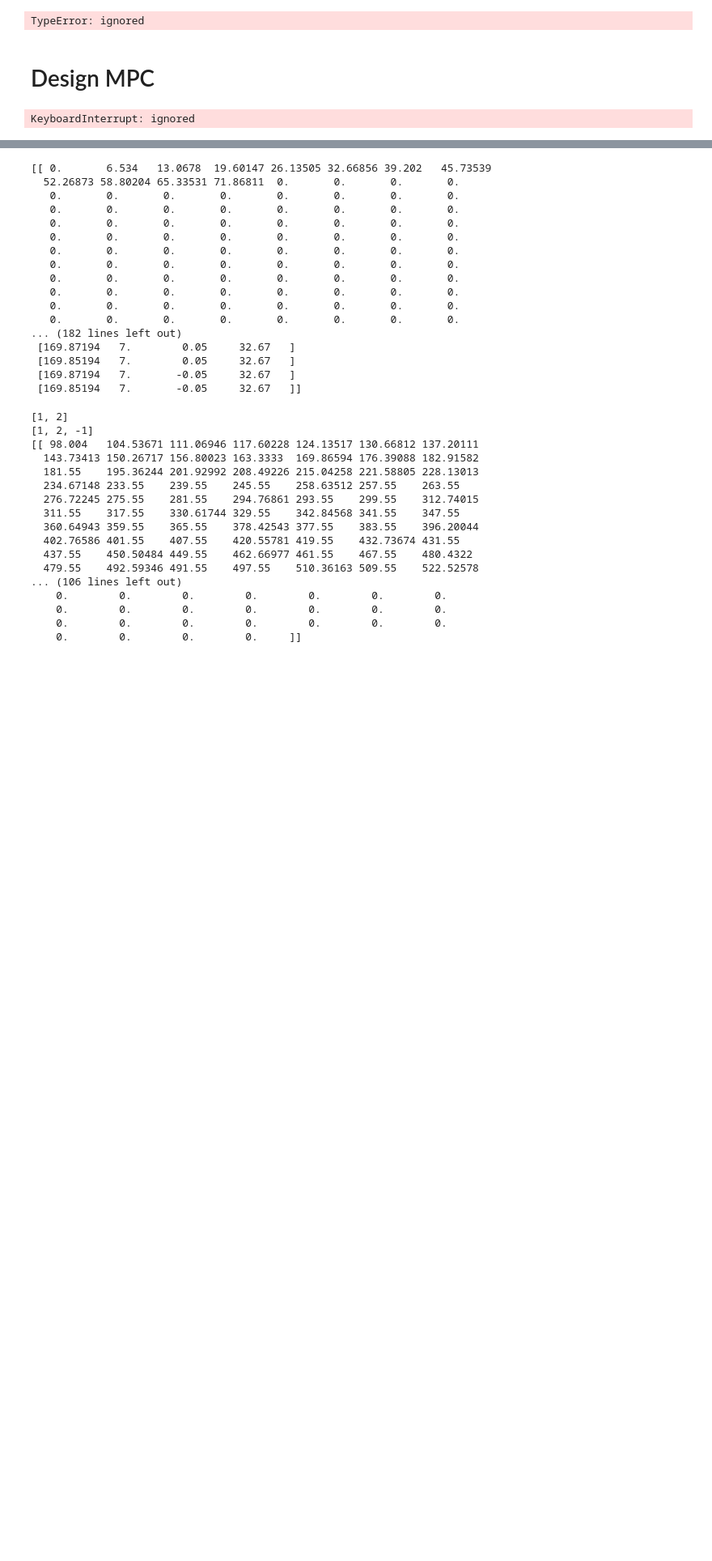
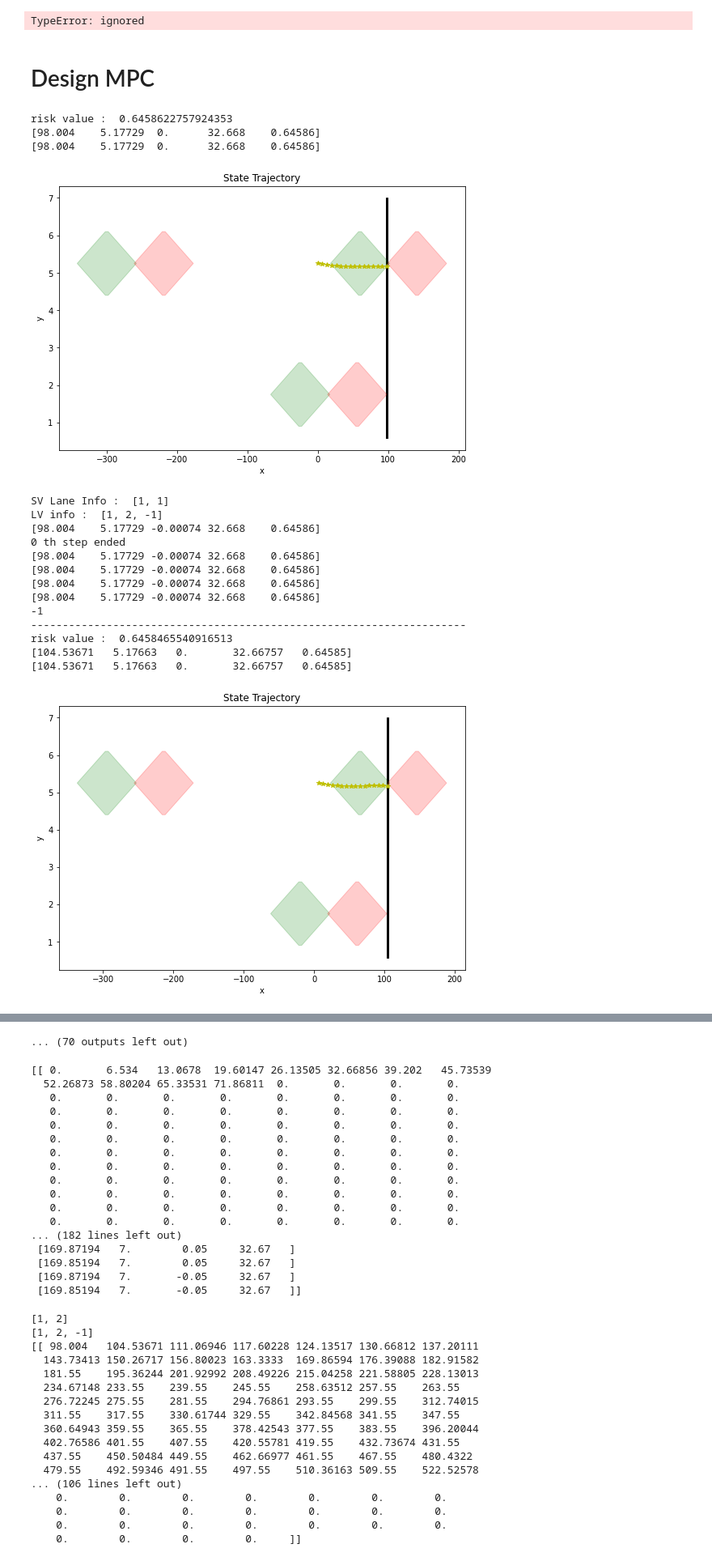
Before and after one commit to Harvey-MSKim/MPC-Project---Trajectory-Generation-Using-MPC-For-High-Speed-Overtaking, a Jupyter notebook: MPC_project.ipynb, the cells around one changed output, grey strips where cells are left out. Shown at 81% size. Saved outputs shown, nothing was run; the diff lists cells and outputs as text; code cells hidden in the pictures; blank space fills up the shorter version.

```diff
--- a/MPC_project.ipynb
+++ b/MPC_project.ipynb
@@ -1053,9 +1055,9 @@ U_safe = 0.6459
 sampling_time = 0.2
 N = 15
 SV = Subject_vehicle(SV_initial_x, SV_initial_y, SV_initial_psi)
-LV_initialize  = np.array([[SV_initial_x - 100, SV_initial_x + 52, SV_initial_x + 40],  # x coordinate [m] # modified. 110 220 330. Threshold : 80
+LV_initialize  = np.array([[SV_initial_x - 300, SV_initial_x + 60, SV_initial_x + -25],  # x coordinate [m] # modified. 110 220 330. Threshold : 80
                            [lane_width/2*3, lane_width/2*3, lane_width/2],       # y coordinate [m]
-                           [27, 27, 30]])                                           # velocity [m/s]
+                           [27, 27, 27]])                                           # velocity [m/s]
 
 LV1 = Lead_vehicle(LV_initialize[0,0], LV_initialize[1,0], LV_initialize[2,0])
 LV2 = Lead_vehicle(LV_initialize[0,1], LV_initialize[1,1], LV_initialize[2,1])
@@ -1136,37 +1138,54 @@ for t in range(M) :
   SV.update_state_Notapprox(u[:,0])  # modified update_state_approx
   print(target_state)
 
-  # if SV.getLaneInfo()[1] == 2 :
-  #   LV3.setVelocity(37)
+  if SV.getLaneInfo()[1] == 2 :
+    LV3.setVelocity(37)
   LV1.updatePosition()
   LV2.updatePosition()
   LV3.updatePosition()
   print(target_state)
   xOpt[:,t+1] = SV.getState()
   LV1_pos[:,t+1] = LV1.getPosition()
   LV2_pos[:,t+1] = LV2.getPosition()
   LV3_pos[:,t+1] = LV3.getPosition()
   print(target_state)
   LV1_pos_pred[:,t+1] = LV1.getPosition_predict()
   LV2_pos_pred[:,t+1] = LV2.getPosition_predict()
   LV3_pos_pred[:,t+1] = LV3.getPosition_predict()
   target_state_data[:,t] = target_state
   uOpt[:,t] = u[:,0]
   print(target_state)
   print(SV.getLVAhead())
   print('---------------------------------------------------------------------')
 
 print('Feasiblilty : ',feas)
 print(xOpt)
 print(uOpt)
 
 fig = plt.figure(figsize=(9,6))
 actual = plt.plot(xOpt[0,:], xOpt[1,:], 'ko-')
 for t in range(np.size(xPred,2)) :
   pred = plt.plot(xPred[0,:,t], xPred[1,:,t], 'y*--', linewidth=1)
 plt.xlabel('x')
 plt.ylabel('y')
 plt.title('State Trajectory')
 plt.show()
 # %% [output]
-KeyboardInterrupt: ignored
+risk value :  0.6458622757924353
+[98.004    5.17729  0.      32.668    0.64586]
+[98.004    5.17729  0.      32.668    0.64586]
+[figure, added]
+SV Lane Info :  [1, 1]
+LV info :  [1, 2, -1]
+[98.004    5.17729 -0.00074 32.668    0.64586]
+0 th step ended
+[98.004    5.17729 -0.00074 32.668    0.64586]
+[98.004    5.17729 -0.00074 32.668    0.64586]
+[98.004    5.17729 -0.00074 32.668    0.64586]
+[98.004    5.17729 -0.00074 32.668    0.64586]
+-1
+---------------------------------------------------------------------
+risk value :  0.6458465540916513
+[104.53671   5.17663   0.       32.66757   0.64585]
+[104.53671   5.17663   0.       32.66757   0.64585]
+[figure, added]
@@ -1173,3 +1253,4 @@ KeyboardInterrupt: ignored
+... (70 outputs left out)
 # %%
 print(xOpt)
 print(uOpt)
```
Also changed, not shown: parts of 5 cells of this notebook.
